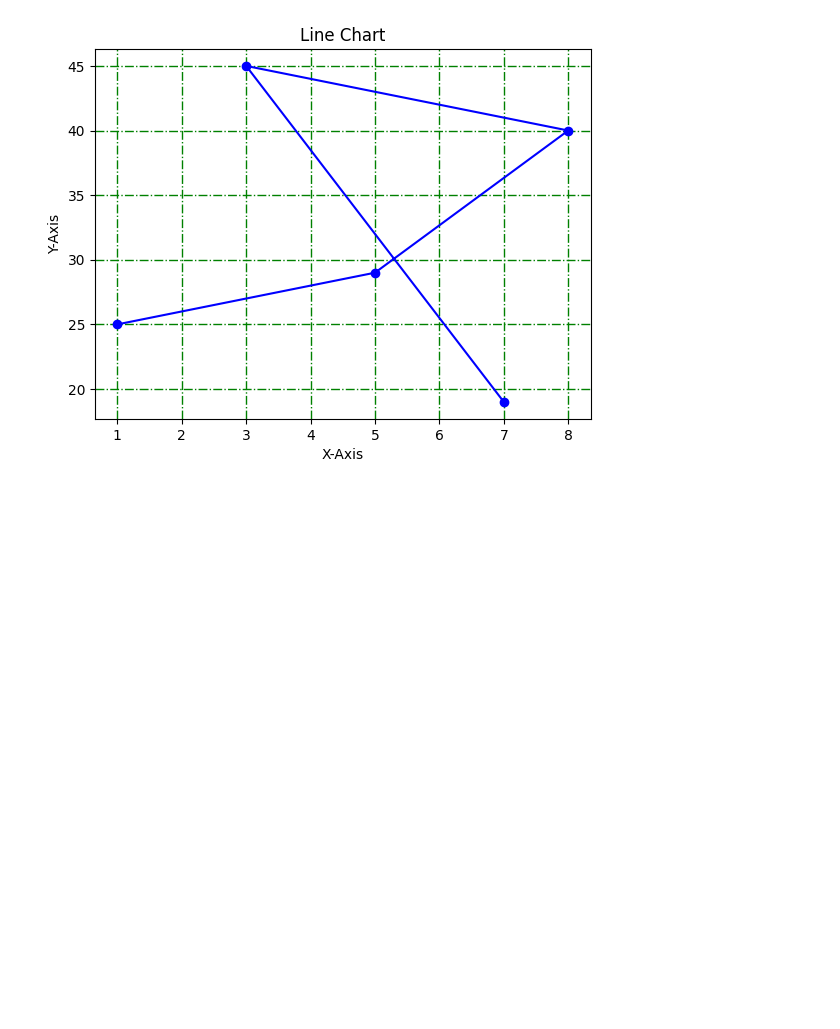
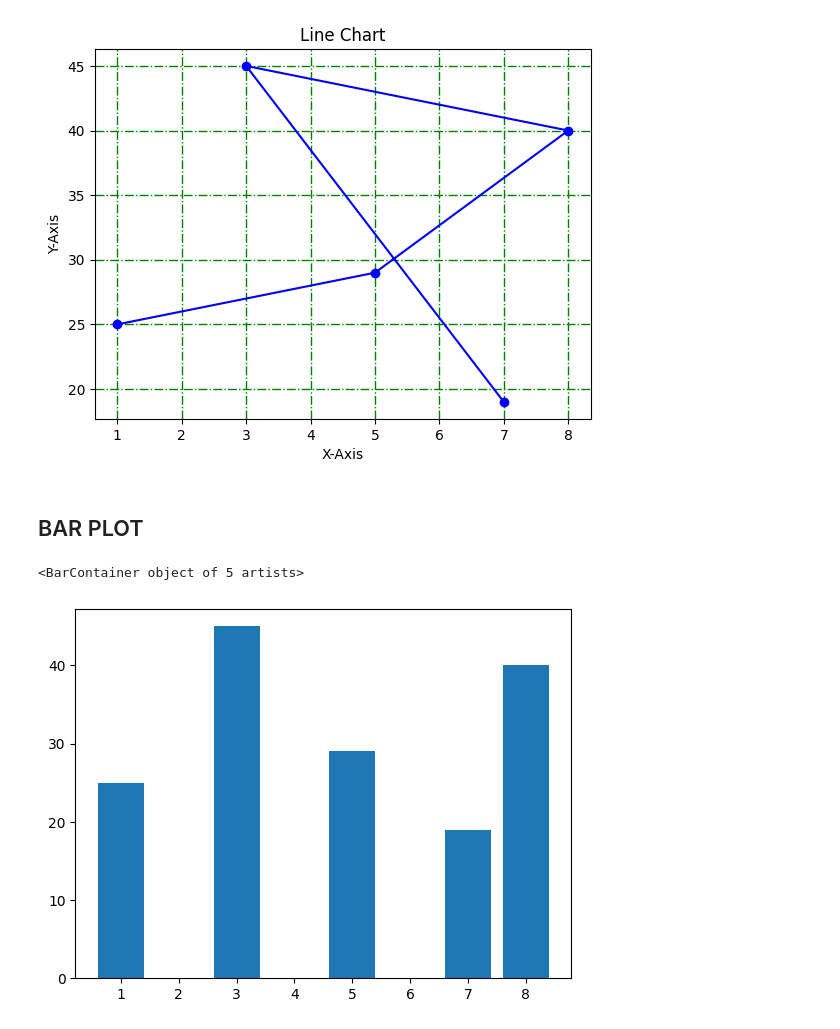
Before and after one commit to iamabirakash/Python, a Jupyter notebook: first_matplotlib.ipynb, the cells around one changed output. Cells and saved outputs as stored; diff of their text form; code cells hidden in the pictures; blank space fills up the shorter version.

Commit message:
Added Bar Plot

```diff
--- a/first_matplotlib.ipynb
+++ b/first_matplotlib.ipynb
@@ -65,3 +65,10 @@ plt.title("Line Chart")
 plt.grid(color = 'green', linestyle = '-.', linewidth = 1)
 # %% [output]
 [figure]
+# %% [markdown]
+## BAR PLOT
+# %%
+plt.bar(a,b)
+# %% [output]
+<BarContainer object of 5 artists>
+[figure, added]
```
Also changed, not shown: parts of 3 cells of this notebook.
